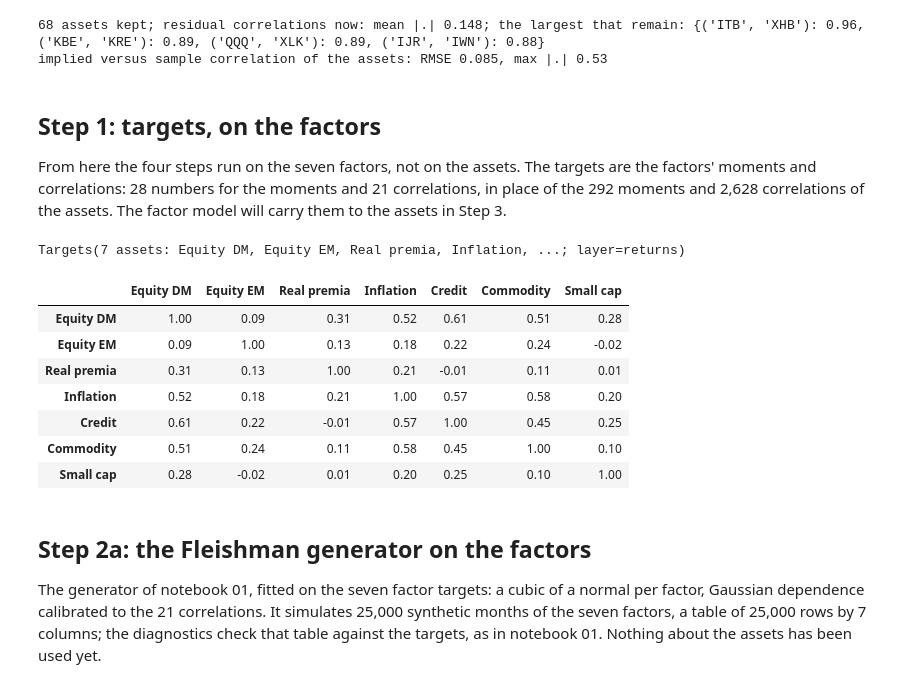
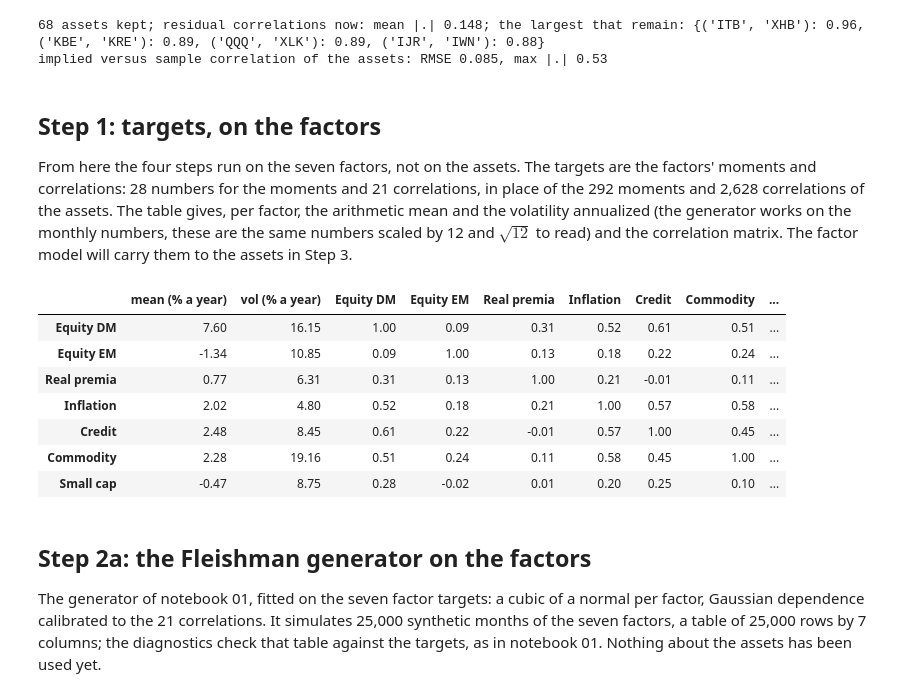
Before and after one commit to mamadouyamar/CVineMarketGen, a Jupyter notebook: examples/03_many_assets_factors.ipynb, the cells around one changed output. Drawn from its saved outputs; the diff is of its cells as text; code cells hidden in the pictures.

```diff
--- a/examples/03_many_assets_factors.ipynb
+++ b/examples/03_many_assets_factors.ipynb
@@ -319,20 +319,22 @@ implied versus sample correlation of the assets: RMSE 0.085, max |.| 0.53
 From here the four steps run on the seven factors, not on the assets. The
 targets are the factors' moments and correlations: 28 numbers for the moments
 and 21 correlations, in place of the 292 moments and 2,628 correlations of the
-assets. The factor model will carry them to the assets in Step 3.
+assets. The table gives, per factor, the arithmetic mean and the volatility
+annualized (the generator works on the monthly numbers, these are the same
+numbers scaled by 12 and $\sqrt{12}$ to read) and the correlation matrix. The
+factor model will carry them to the assets in Step 3.
 # %%
 t = Targets.from_history(F)
-print(t); t.corr.round(2)
+pd.concat([(t.mean * 1200).rename("mean (% a year)"), (t.vol * np.sqrt(12) * 100).rename("vol (% a year)"), t.corr], axis=1).round(2)
 # %% [output]
-Targets(7 assets: Equity DM, Equity EM, Real premia, Inflation, ...; layer=returns)
-|  | Equity DM | Equity EM | Real premia | Inflation | Credit | Commodity | Small cap |
-| Equity DM | 1.00 | 0.09 | 0.31 | 0.52 | 0.61 | 0.51 | 0.28 |
-| Equity EM | 0.09 | 1.00 | 0.13 | 0.18 | 0.22 | 0.24 | -0.02 |
-| Real premia | 0.31 | 0.13 | 1.00 | 0.21 | -0.01 | 0.11 | 0.01 |
-| Inflation | 0.52 | 0.18 | 0.21 | 1.00 | 0.57 | 0.58 | 0.20 |
-| Credit | 0.61 | 0.22 | -0.01 | 0.57 | 1.00 | 0.45 | 0.25 |
-| Commodity | 0.51 | 0.24 | 0.11 | 0.58 | 0.45 | 1.00 | 0.10 |
-| Small cap | 0.28 | -0.02 | 0.01 | 0.20 | 0.25 | 0.10 | 1.00 |
+|  | mean (% a year) | vol (% a year) | Equity DM | Equity EM | Real premia | Inflation | Credit | Commodity | ... |
+| Equity DM | 7.60 | 16.15 | 1.00 | 0.09 | 0.31 | 0.52 | 0.61 | 0.51 | ... |
+| Equity EM | -1.34 | 10.85 | 0.09 | 1.00 | 0.13 | 0.18 | 0.22 | 0.24 | ... |
+| Real premia | 0.77 | 6.31 | 0.31 | 0.13 | 1.00 | 0.21 | -0.01 | 0.11 | ... |
+| Inflation | 2.02 | 4.80 | 0.52 | 0.18 | 0.21 | 1.00 | 0.57 | 0.58 | ... |
+| Credit | 2.48 | 8.45 | 0.61 | 0.22 | -0.01 | 0.57 | 1.00 | 0.45 | ... |
+| Commodity | 2.28 | 19.16 | 0.51 | 0.24 | 0.11 | 0.58 | 0.45 | 1.00 | ... |
+| Small cap | -0.47 | 8.75 | 0.28 | -0.02 | 0.01 | 0.20 | 0.25 | 0.10 | ... |
 # %% [markdown]
 ## Step 2a: the Fleishman generator on the factors
 
```
Also changed, not shown: parts of 3 cells of this notebook.
